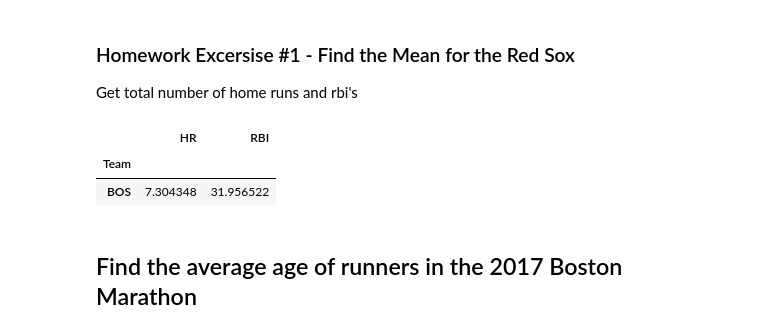
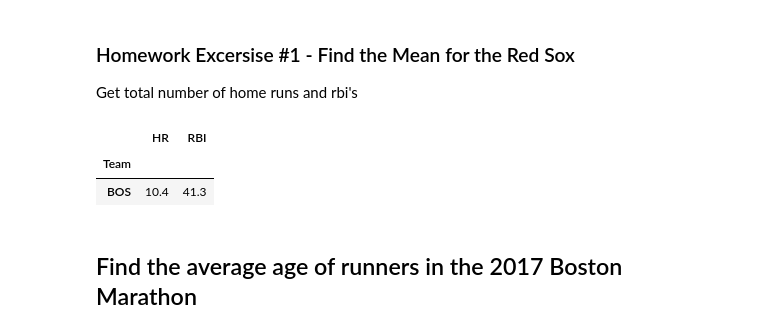
Before and after one commit to cdsand0602/chicodes-sept2020-week_9-day_2, a Jupyter notebook: Data_Science_Day_2_Pandas-Lecture-Updated-LectureFile.ipynb, the cells around one changed output. Drawn from its saved outputs; the diff is of its cells as text; code cells hidden in the pictures.

```diff
--- a/Data_Science_Day_2_Pandas-Lecture-Updated-LectureFile.ipynb
+++ b/Data_Science_Day_2_Pandas-Lecture-Updated-LectureFile.ipynb
@@ -735,33 +735,33 @@ customers_copy
 # %%
 # step 1: Add a new column with the key 'Team' and all column values should be 'BOS'
 
 brs17 = pd.read_csv('../files/redsox_2017_hitting.txt', sep = ',')
 brs17
 
 brs18 = pd.read_csv('../files/redsox_2018_hitting.txt', sep = ',')
 brs18
 
 brs17.loc[:,'Team'] = 'BOS'
 brs17
 
 brs18.loc[:,'Team'] = 'BOS'
 brs18
 
 # step 2: Group by the 'Team' column and get total home runs and rbi's
 #brs17.groupby(['HR','RBI']).mean().sort_values('TEAM')
 brscnt17 = brs17.groupby(['Team']).mean().sort_values(['HR','RBI'])
 brscnt17
 
 brscnt18 = brs18.groupby(['Team']).mean().sort_values(['HR','RBI'])
 brscnt18
 
 # Produce data for both 2017 and 2018
 brscnt17[['HR', 'RBI']]
-brscnt18[['HR','']]
+brscnt18[['HR','RBI']]
 # %% [output]
 |  | HR | RBI |
 | Team |  |  |
-| BOS | 7.304348 | 31.956522 |
+| BOS | 10.4 | 41.3 |
 # %% [markdown]
 ## Find the average age of runners in the 2017 Boston Marathon
 # %%
```
